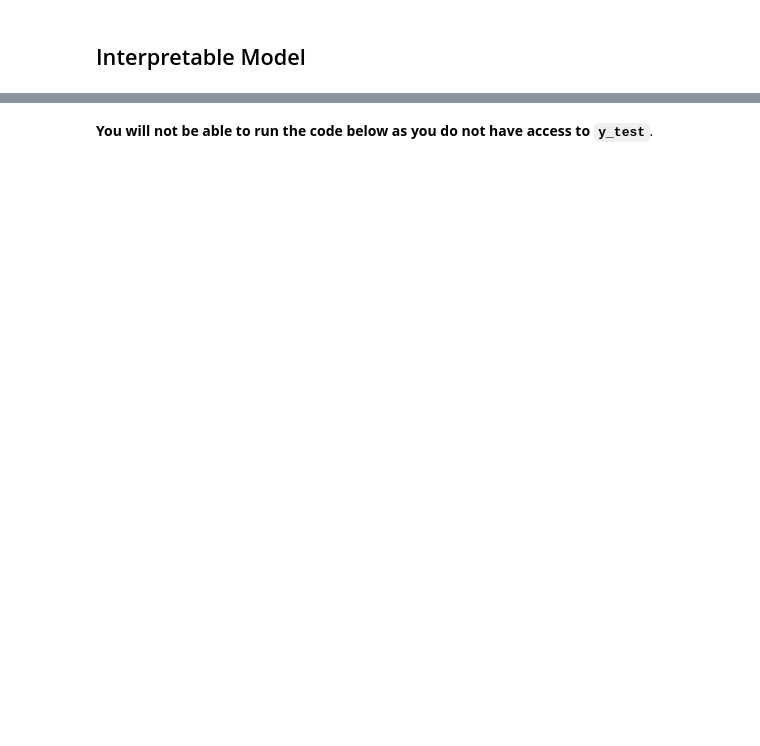
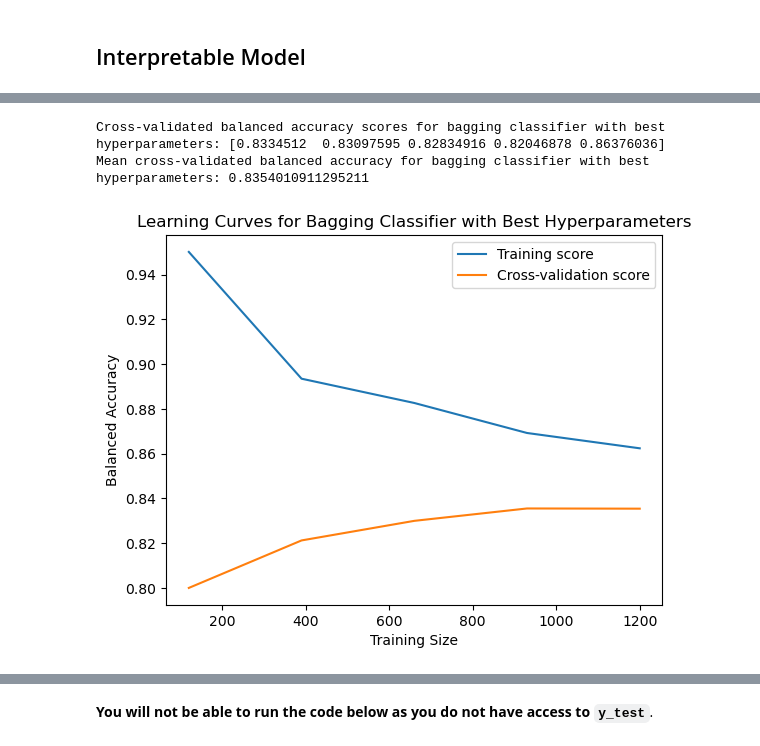
Before and after one commit to LillWawrence/healthcare_formative, a Jupyter notebook: Formative Data Analysis Task.ipynb, the cells around one changed output, grey strips where cells are left out. Saved outputs shown, nothing was run; the diff lists cells and outputs as text; code cells hidden in the pictures; blank space fills up the shorter version.

```diff
--- a/Formative Data Analysis Task.ipynb
+++ b/Formative Data Analysis Task.ipynb
@@ -285,0 +292,9 @@ plt.show()
+# %%
+# creating a new pipeline for the preprocessing and bagging classifier
+from sklearn.ensemble import BaggingClassifier
+
+# using decision trees as the base estimator
+bagging_pipeline = make_pipeline(
+    preprocessing_pipeline,
+    BaggingClassifier(estimator=DecisionTreeClassifier(class_weight='balanced', random_state=1), random_state=1)
+)
@@ -285,0 +303,18 @@ plt.show()
+# %%
+# random search to find optimal bagging classifier hyperparameters - optimising for balanced accuracy
+param_dist = {
+    'baggingclassifier__n_estimators': [10, 50, 100],
+    'baggingclassifier__max_samples': [0.5, 0.8, 1.0],
+    'baggingclassifier__max_features': [0.5, 0.8, 1.0],
+    'baggingclassifier__estimator__max_depth': [3, 5, 10, None],
+    'baggingclassifier__estimator__min_samples_leaf': [1, 2, 5]
+}
+
+bagging_random_search = RandomizedSearchCV(bagging_pipeline,
+                                           param_distributions=param_dist,
+                                           n_iter=10,
+                                           cv=5,
+                                           scoring='balanced_accuracy',
+                                           random_state=1)
+
+bagging_random_search.fit(X_train, y_train)
@@ -285,0 +339,20 @@ plt.show()
+# %%
+# re-running cross validation with the best hyperparameters from random search
+best_bagging_pipeline = bagging_random_search.best_estimator_
+best_bagging_cv_scores = cross_val_score(best_bagging_pipeline, X_train, y_train, cv=5, scoring='balanced_accuracy')
+print(f'Cross-validated balanced accuracy scores for bagging classifier with best hyperparameters: {best_bagging_cv_scores}')
+print(f'Mean cross-validated balanced accuracy for bagging classifier with best hyperparameters: {best_bagging_cv_scores.mean()}')
+
+# plotting learning curves for the bagging classifier with the best hyperparameters
+train_sizes, train_scores, test_scores = learning_curve(best_bagging_pipeline, X_train, y_train, cv=5, scoring='balanced_accuracy')
+plt.plot(train_sizes, train_scores.mean(axis=1), label='Training score')
+plt.plot(train_sizes, test_scores.mean(axis=1), label='Cross-validation score')
+plt.xlabel('Training Size')
+plt.ylabel('Balanced Accuracy')
+plt.title('Learning Curves for Bagging Classifier with Best Hyperparameters')
+plt.legend()
+plt.show()
+# %% [output]
+Cross-validated balanced accuracy scores for bagging classifier with best hyperparameters: [0.8334512  0.83097595 0.82834916 0.82046878 0.86376036]
+Mean cross-validated balanced accuracy for bagging classifier with best hyperparameters: 0.8354010911295211
+[figure, added]
```
Also changed, not shown: parts of 14 cells of this notebook.
